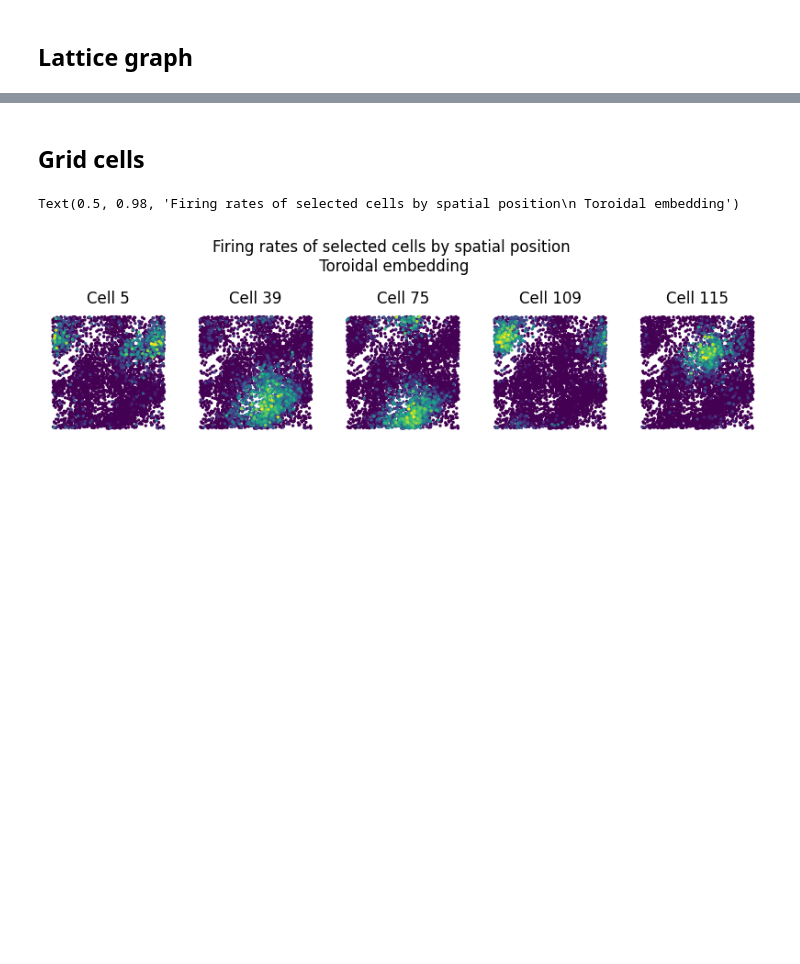
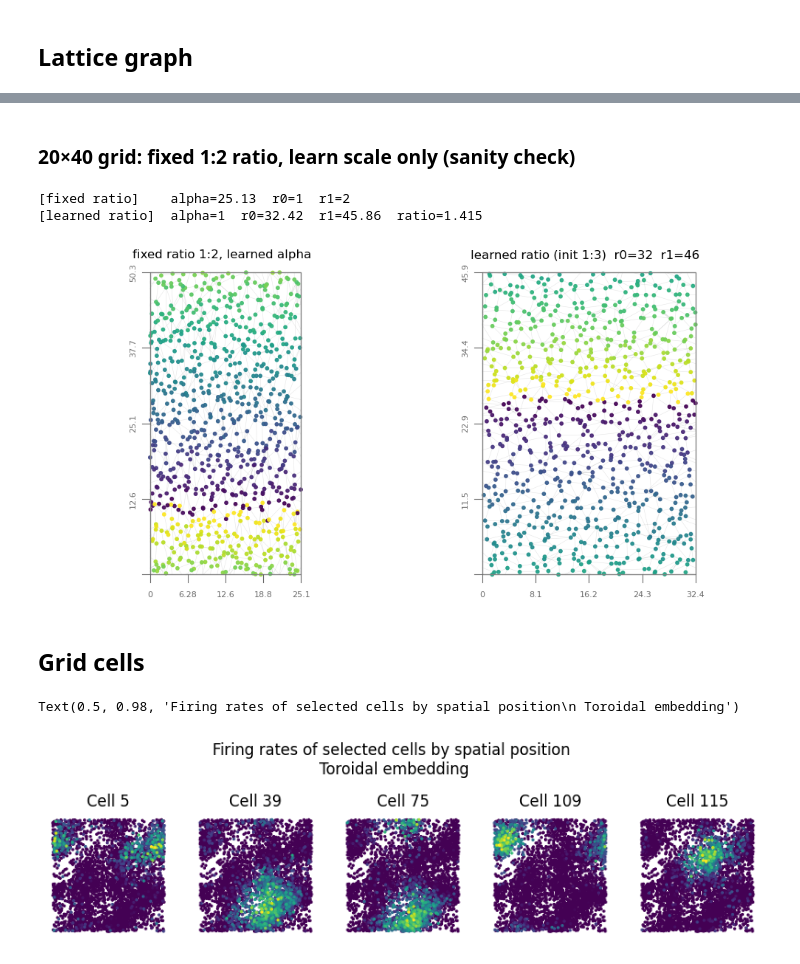
Before and after one commit to JacobLMiller/torus-mds, a Jupyter notebook: examples.ipynb, the cells around one changed output, grey strips where cells are left out. Drawn from its saved outputs; the diff is of its cells as text; code cells hidden in the pictures; blank space fills up the shorter version.

```diff
--- a/examples.ipynb
+++ b/examples.ipynb
@@ -166,3 +284,32 @@ plot_embedding_with_torus_edges(X_torus, G, ax=ax)
+# %% [markdown]
+### 20×40 grid: fixed 1:2 ratio, learn scale only (sanity check)
+# %%
+colors = [j for (i, j) in G40.nodes()]  # varies along the long (40-node) direction
+
+fig, axes = plt.subplots(1, 2, figsize=(10, 5))
+
+# Panel 1: fixed 1:2 ratio, learn scale only
+proj = MDSTorusProjector()
+proj.fit_transform(D40, learn_mode='alpha', r0_init=1.0, r1_init=2.0)
+print(f"[fixed ratio]    alpha={proj.alpha_:.4g}  r0={proj.r0_:.4g}  r1={proj.r1_:.4g}")
+plot_embedding_with_torus_edges(G=G40, torus=proj, ax=axes[0], colors=colors)
+axes[0].set_title("fixed ratio 1:2, learned alpha")
+
+# Panel 2: learn r0/r1 freely, start at 1:3 (neither 1:1 nor 1:2)
+proj = MDSTorusProjector()
+proj.fit_transform(D40, learn_mode='rectangular', r0_init=25.0, r1_init=50.0)
+print(f"[learned ratio]  alpha={proj.alpha_:.4g}  r0={proj.r0_:.4g}  r1={proj.r1_:.4g}  ratio={proj.r1_/proj.r0_:.3f}")
+plot_embedding_with_torus_edges(G=G40, torus=proj, ax=axes[1], colors=colors)
+axes[1].set_title(f"learned ratio (init 1:3)  r0={proj.r0_:.2g}  r1={proj.r1_:.2g}")
+
+plt.tight_layout()
+# --> given the correct fixed aspect ratio, the long periodic lattice correctly orients itself.
+# --> when initializing anisotropically, we maintain an anisotropic solution, but not with ratio 1:2
+# --> which has lower stress?
+# %% [output]
+[fixed ratio]    alpha=25.13  r0=1  r1=2
+[learned ratio]  alpha=1  r0=32.42  r1=45.86  ratio=1.415
+[figure, added]
 # %% [markdown]
 ## Grid cells
 # %%
```
Also changed, not shown: parts of 12 cells of this notebook, 1 other file.
